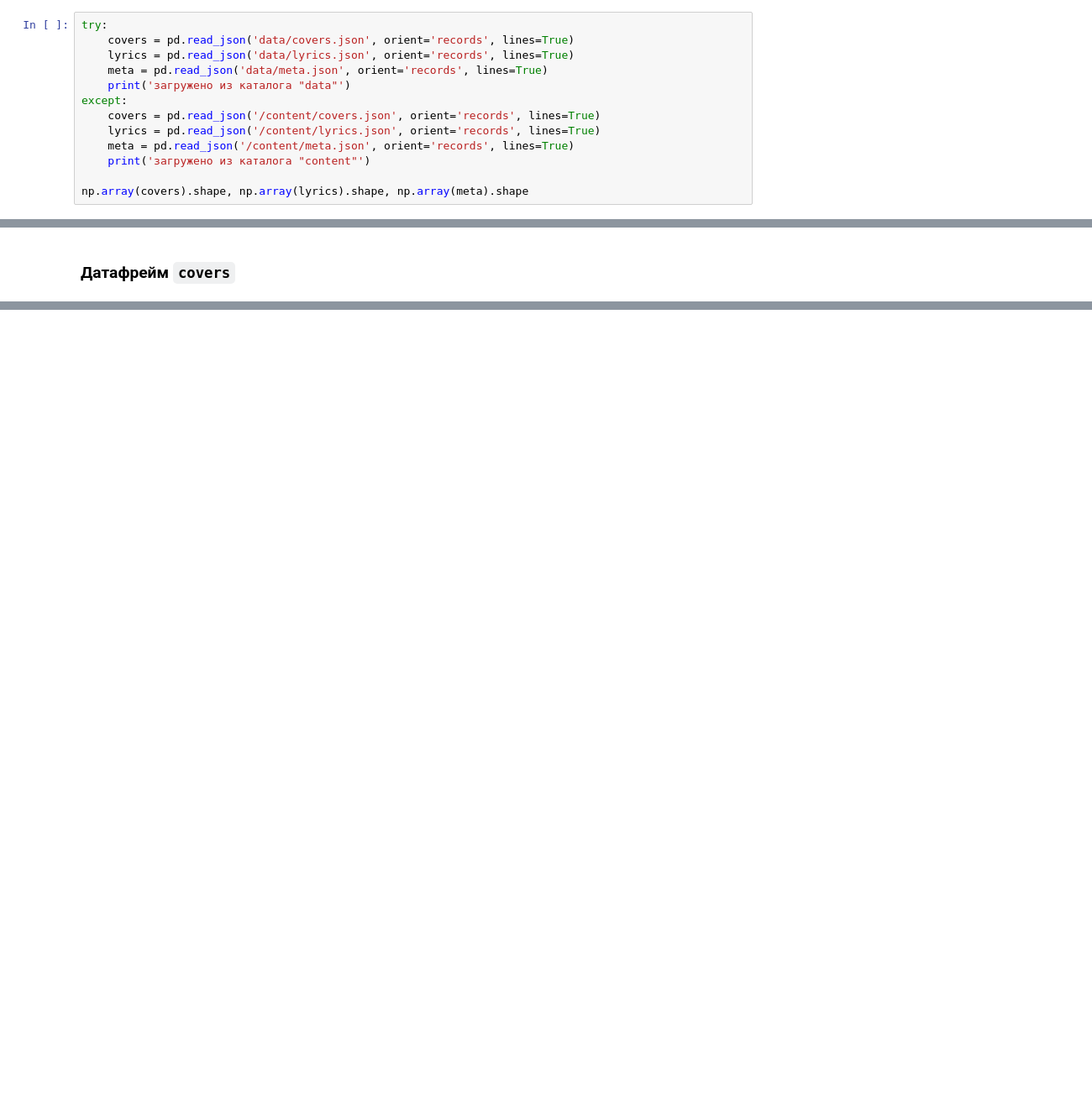
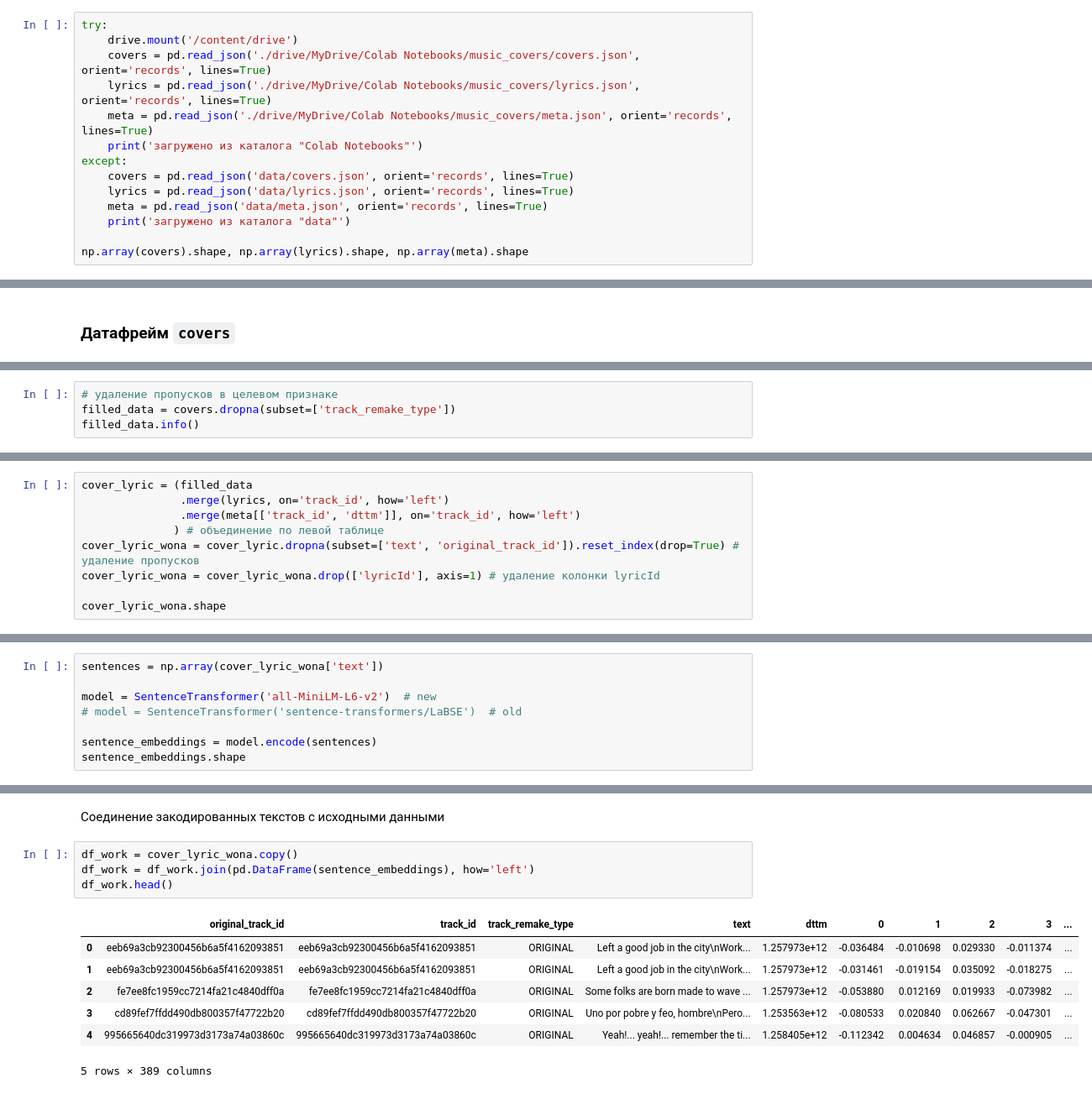
Before and after one commit to denis-42ds/cover-songs-search, a Jupyter notebook: music_covers.ipynb, the cells around one changed output, grey strips where cells are left out. Shown: that part at 84% size. Drawn from its saved outputs; the diff is of its cells as text; blank space fills up the shorter version.

```diff
--- a/music_covers.ipynb
+++ b/music_covers.ipynb
@@ -51,15 +71,16 @@ from sklearn.metrics import f1_score
 ### Загрузка данных
 # %%
 try:
+    drive.mount('/content/drive')
+    covers = pd.read_json('./drive/MyDrive/Colab Notebooks/music_covers/covers.json', orient='records', lines=True)
+    lyrics = pd.read_json('./drive/MyDrive/Colab Notebooks/music_covers/lyrics.json', orient='records', lines=True)
+    meta = pd.read_json('./drive/MyDrive/Colab Notebooks/music_covers/meta.json', orient='records', lines=True)
+    print('загружено из каталога "Colab Notebooks"')
+except:
     covers = pd.read_json('data/covers.json', orient='records', lines=True)
     lyrics = pd.read_json('data/lyrics.json', orient='records', lines=True)
     meta = pd.read_json('data/meta.json', orient='records', lines=True)
     print('загружено из каталога "data"')
-except:
-    covers = pd.read_json('/content/covers.json', orient='records', lines=True)
-    lyrics = pd.read_json('/content/lyrics.json', orient='records', lines=True)
-    meta = pd.read_json('/content/meta.json', orient='records', lines=True)
-    print('загружено из каталога "content"')
 
 np.array(covers).shape, np.array(lyrics).shape, np.array(meta).shape
 # %% [output]
@@ -192,3 +213,7 @@ track_id             71597
 track_remake_type        2
 dtype: int64
 оригинальных треков указано: 6.73 % записей
+# %%
+# удаление пропусков в целевом признаке
+filled_data = covers.dropna(subset=['track_remake_type'])
+filled_data.info()
@@ -198,0 +238,9 @@ dtype: int64
+# %%
+cover_lyric = (filled_data
+               .merge(lyrics, on='track_id', how='left')
+               .merge(meta[['track_id', 'dttm']], on='track_id', how='left')
+              ) # объединение по левой таблице
+cover_lyric_wona = cover_lyric.dropna(subset=['text', 'original_track_id']).reset_index(drop=True) # удаление пропусков
+cover_lyric_wona = cover_lyric_wona.drop(['lyricId'], axis=1) # удаление колонки lyricId
+
+cover_lyric_wona.shape
@@ -198,0 +256,8 @@ dtype: int64
+# %%
+sentences = np.array(cover_lyric_wona['text'])
+
+model = SentenceTransformer('all-MiniLM-L6-v2')  # new
+# model = SentenceTransformer('sentence-transformers/LaBSE')  # old
+
+sentence_embeddings = model.encode(sentences)
+sentence_embeddings.shape
@@ -198,0 +269,14 @@ dtype: int64
+# %% [markdown]
+Соединение закодированных текстов с исходными данными
+# %%
+df_work = cover_lyric_wona.copy()
+df_work = df_work.join(pd.DataFrame(sentence_embeddings), how='left')
+df_work.head()
+# %% [output]
+|  | original_track_id | track_id | track_remake_type | text | dttm | 0 | 1 | 2 | 3 | ... |
+| 0 | eeb69a3cb92300456b6a5f4162093851 | eeb69a3cb92300456b6a5f4162093851 | ORIGINAL | Left a good job in the city\nWork... | 1.257973e+12 | -0.036484 | -0.010698 | 0.029330 | -0.011374 | ... |
+| 1 | eeb69a3cb92300456b6a5f4162093851 | eeb69a3cb92300456b6a5f4162093851 | ORIGINAL | Left a good job in the city\nWork... | 1.257973e+12 | -0.031461 | -0.019154 | 0.035092 | -0.018275 | ... |
+| 2 | fe7ee8fc1959cc7214fa21c4840dff0a | fe7ee8fc1959cc7214fa21c4840dff0a | ORIGINAL | Some folks are born made to wave ... | 1.257973e+12 | -0.053880 | 0.012169 | 0.019933 | -0.073982 | ... |
+| 3 | cd89fef7ffdd490db800357f47722b20 | cd89fef7ffdd490db800357f47722b20 | ORIGINAL | Uno por pobre y feo, hombre\nPero... | 1.253563e+12 | -0.080533 | 0.020840 | 0.062667 | -0.047301 | ... |
+| 4 | 995665640dc319973d3173a74a03860c | 995665640dc319973d3173a74a03860c | ORIGINAL | Yeah!... yeah!... remember the ti... | 1.258405e+12 | -0.112342 | 0.004634 | 0.046857 | -0.000905 | ... |
+5 rows × 389 columns
```
Also changed, not shown: parts of 25 cells of this notebook, 1 other file.
